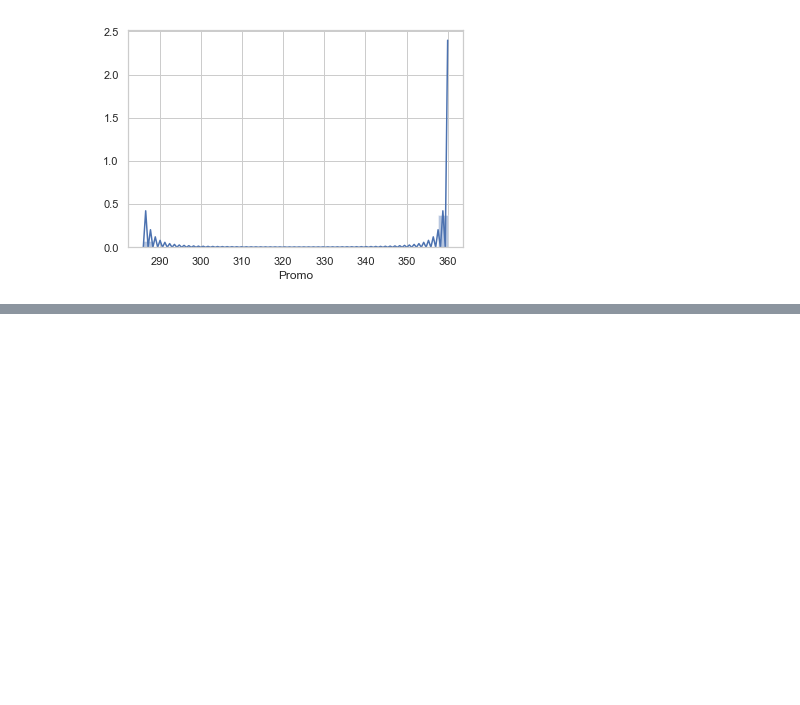
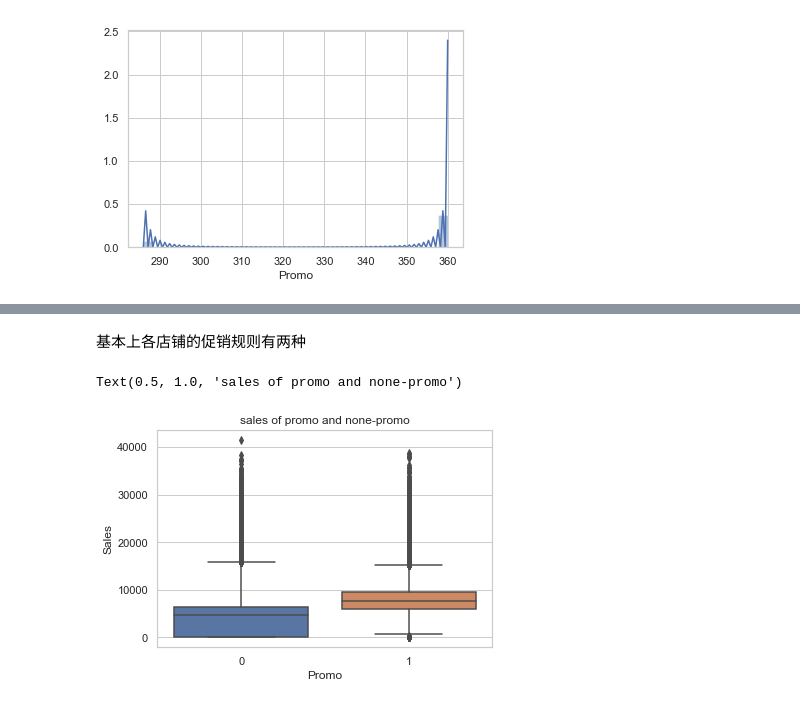
Before and after one commit to duzeng/MLND_CN_Capstone, a Jupyter notebook: Capstone_Project.ipynb, the cells around one changed output, grey strips where cells are left out. Drawn from its saved outputs; the diff is of its cells as text; code cells hidden in the pictures; blank space fills up the shorter version.

```diff
--- a/Capstone_Project.ipynb
+++ b/Capstone_Project.ipynb
@@ -400,0 +414,10 @@ sns.distplot(df7,ax=ax)
+# %% [markdown]
+基本上各店铺的促销规则有两种
+# %%
+fig=plt.figure()
+ax=fig.add_subplot(1,1,1)
+sns.boxplot(y='Sales',x='Promo',data=data_train_store,ax=ax)
+ax.set_title('sales of promo and none-promo')
+# %% [output]
+Text(0.5, 1.0, 'sales of promo and none-promo')
+[figure, added]
```
Also changed, not shown: parts of 9 cells of this notebook.
